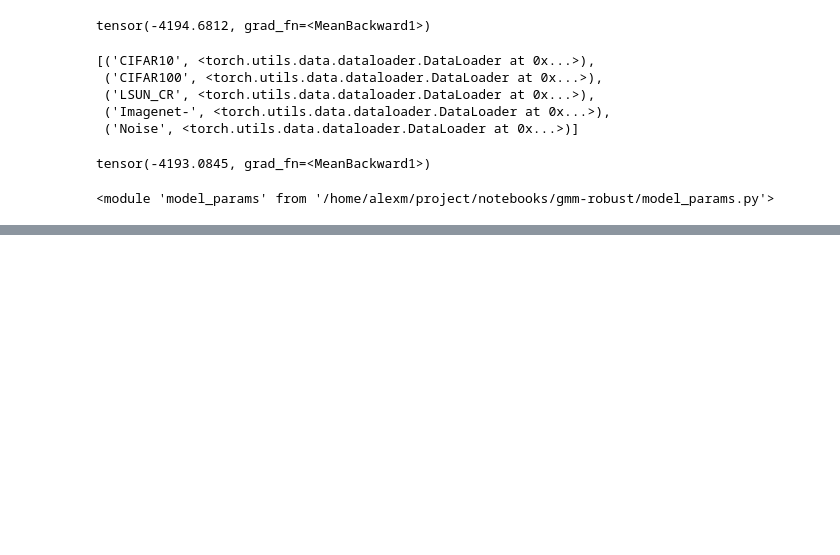
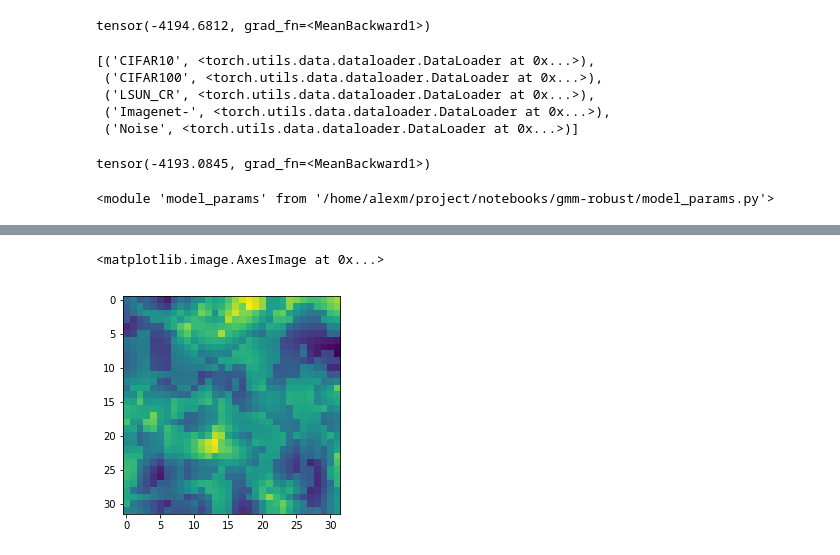
Before and after one commit to AlexMeinke/certified-certain-uncertainty, a Jupyter notebook: GMM-CIFAR10.ipynb, the cells around one changed output, grey strips where cells are left out. Saved outputs shown, nothing was run; the diff lists cells and outputs as text; code cells hidden in the pictures; blank space fills up the shorter version.

```diff
--- a/GMM-CIFAR10.ipynb
+++ b/GMM-CIFAR10.ipynb
@@ -178,0 +166,5 @@ Adv. Sample
+# %%
+plt.imshow(seed[0][0].detach().cpu())
+# %% [output]
+<matplotlib.image.AxesImage at 0x...>
+[figure, added]
```
Also changed, not shown: parts of 19 cells of this notebook, 17 other files.
